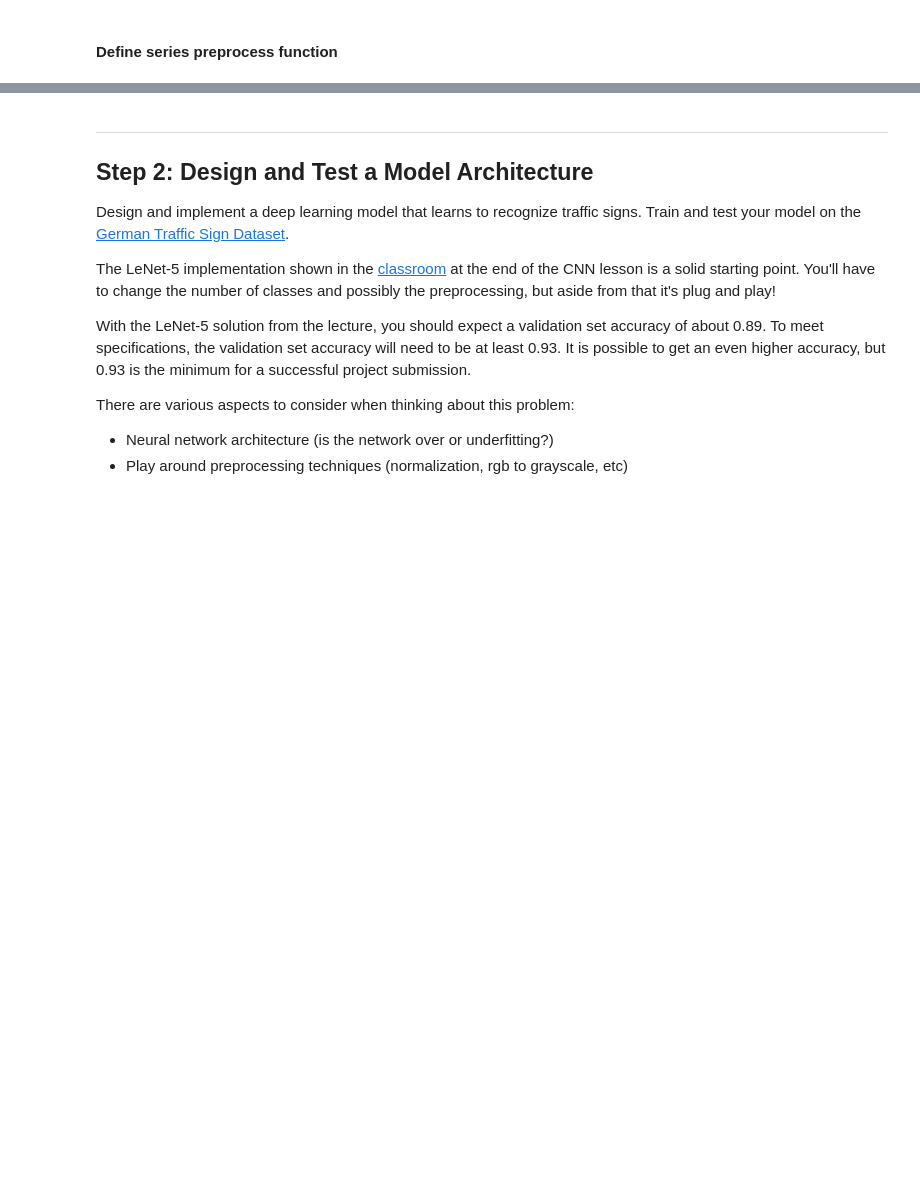
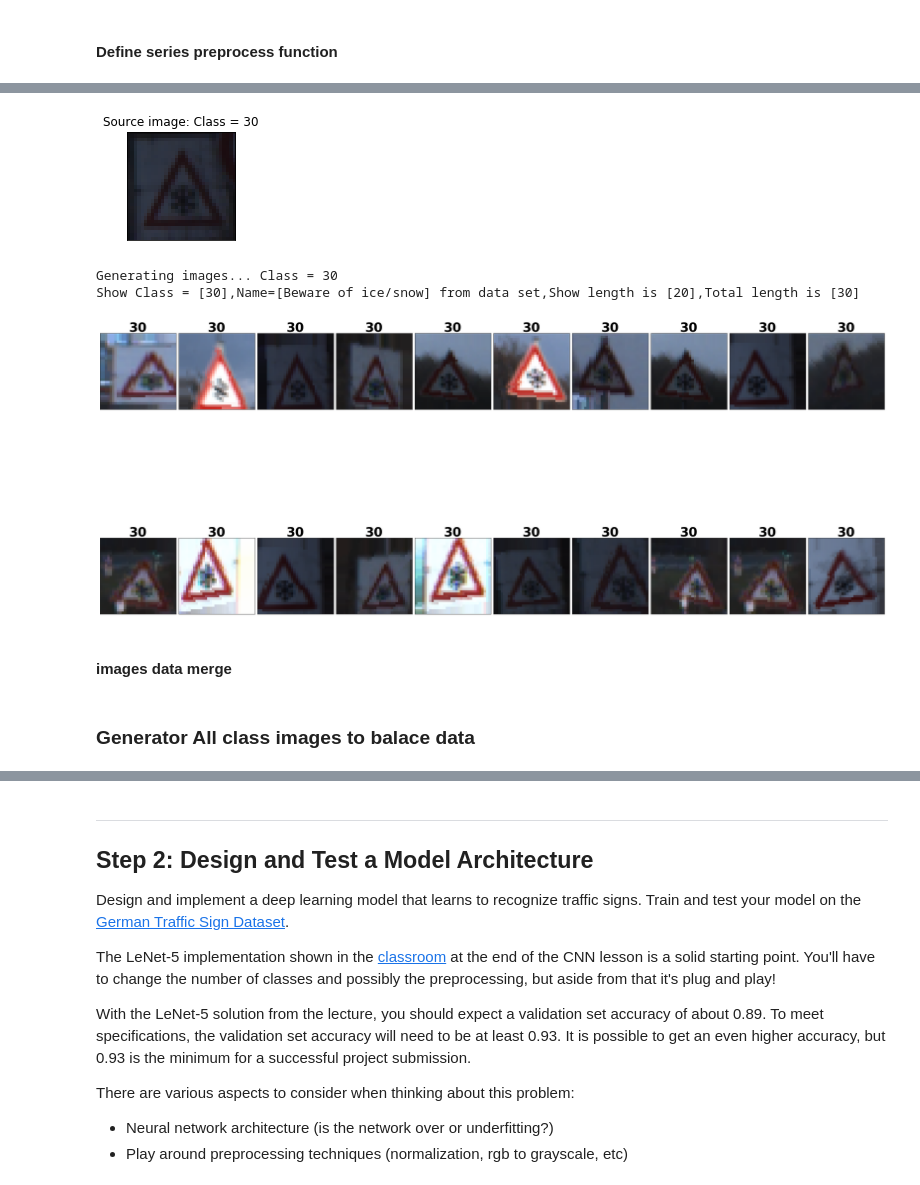
Before and after one commit to aimuch/CarND-Traffic-Sign-Classifier-Project, a Jupyter notebook: Traffic_Sign_Classifier.ipynb, the cells around one changed output, grey strips where cells are left out. Cells and saved outputs as stored; diff of their text form; code cells hidden in the pictures; blank space fills up the shorter version.

```diff
--- a/Traffic_Sign_Classifier.ipynb
+++ b/Traffic_Sign_Classifier.ipynb
@@ -301,0 +380,9 @@ np.uint8(257)
+# %%
+gen_class_images_show(X_train,y_train,30)
+# %% [output]
+[figure, added]
+Generating images... Class = 30
+Show Class = [30],Name=[Beware of ice/snow] from data set,Show length is [20],Total length is [30]
+[figure, added]
+# %% [markdown]
+#### images data merge
@@ -301,0 +392,2 @@ np.uint8(257)
+# %% [markdown]
+### Generator All class images to balace data
```
Also changed, not shown: parts of 36 cells of this notebook.
